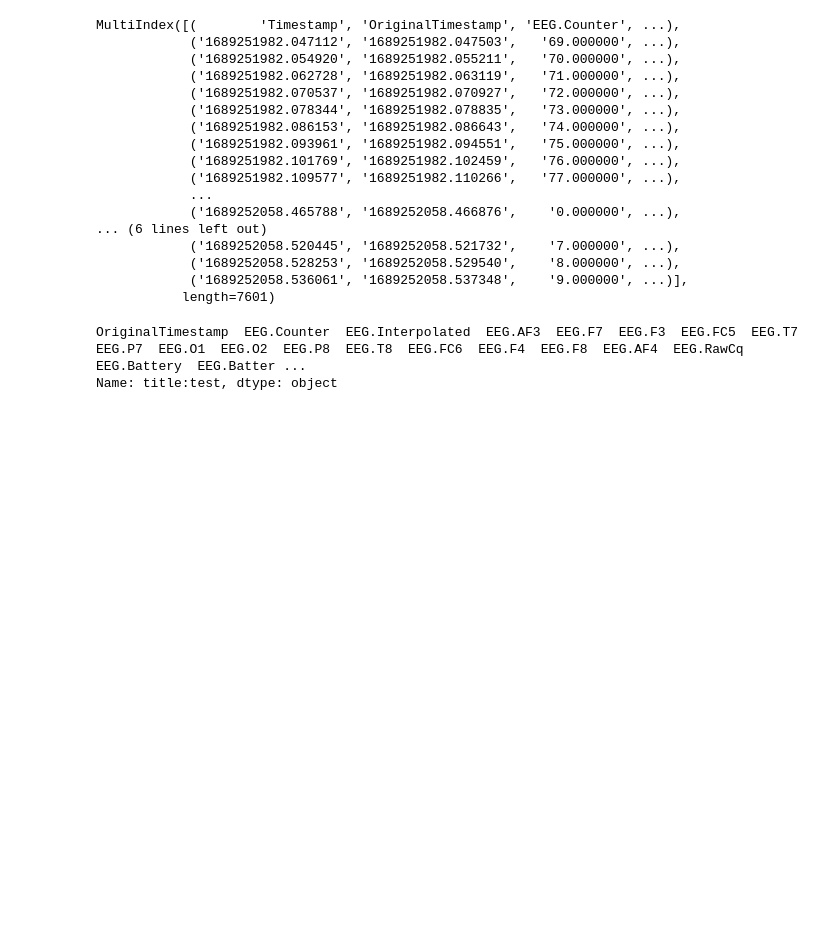
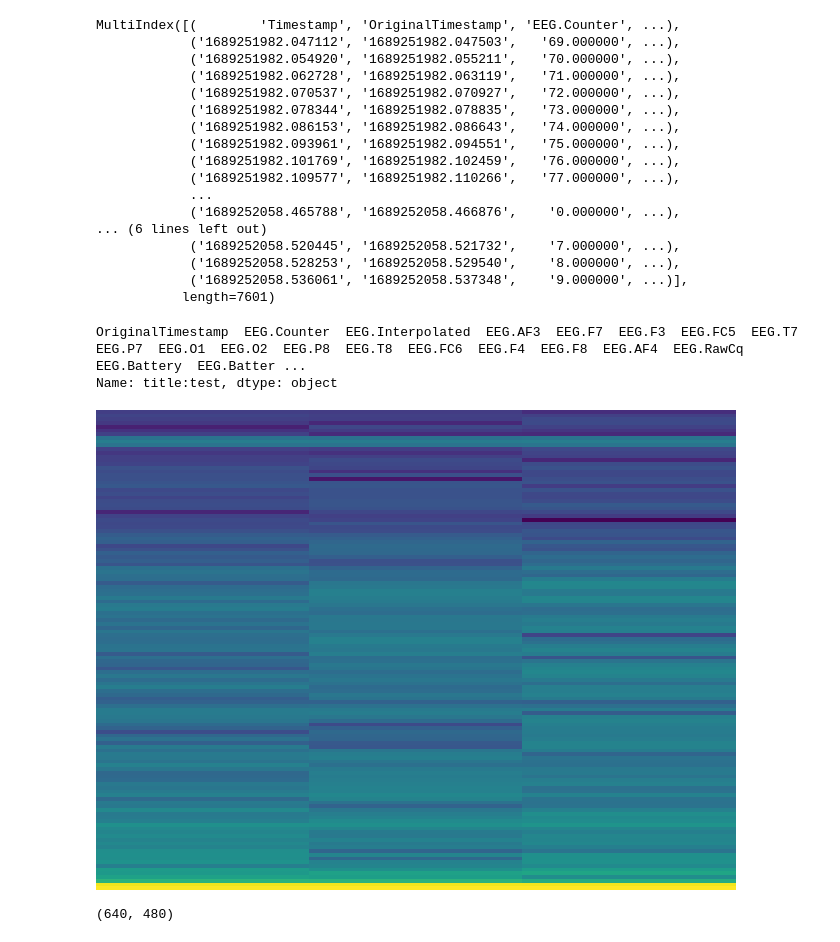
Before and after one commit to yoonhero/Braincoder, a Jupyter notebook: analysis.ipynb, the cells around one changed output. Saved outputs shown, nothing was run; the diff lists cells and outputs as text; code cells hidden in the pictures; blank space fills up the shorter version.

```diff
--- a/analysis.ipynb
+++ b/analysis.ipynb
@@ -260,3 +260,16 @@ d["Timestamp"]
 # %% [output]
 OriginalTimestamp  EEG.Counter  EEG.Interpolated  EEG.AF3  EEG.F7  EEG.F3  EEG.FC5  EEG.T7  EEG.P7  EEG.O1  EEG.O2  EEG.P8  EEG.T8  EEG.FC6  EEG.F4  EEG.F8  EEG.AF4  EEG.RawCq  EEG.Battery  EEG.Batter ...
 Name: title:test, dtype: object
+# %%
+import numpy as np
+from PIL import Image
+
+im = Image.open("./dataset/33489_c_0.png")
+# %%
+im
+# %% [output]
+[figure, added]
+# %%
+im.size
+# %% [output]
+(640, 480)
```
Also changed, not shown: parts of 3 cells of this notebook, 2 other files.
